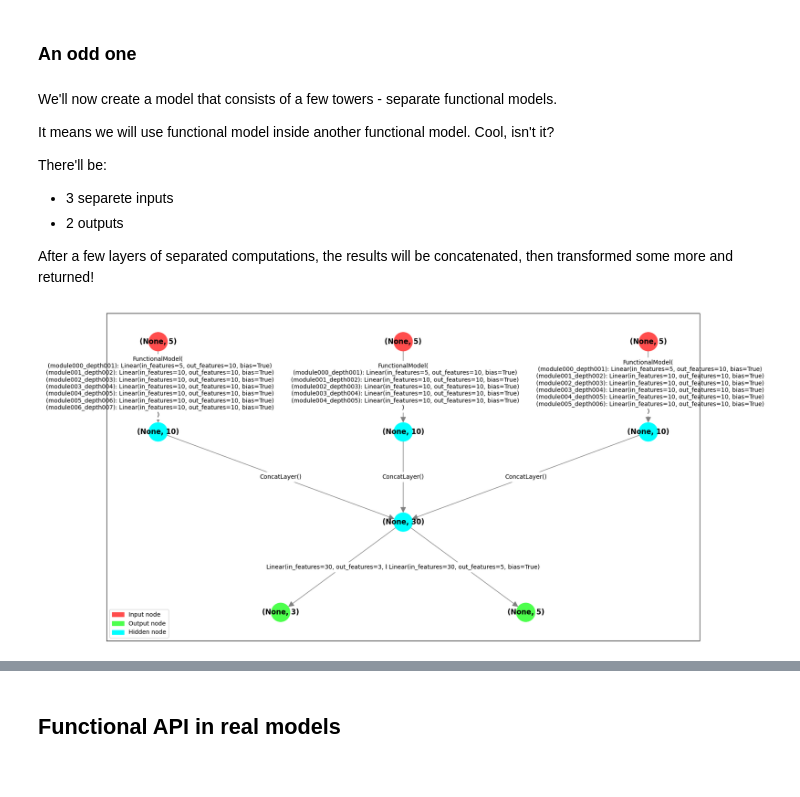
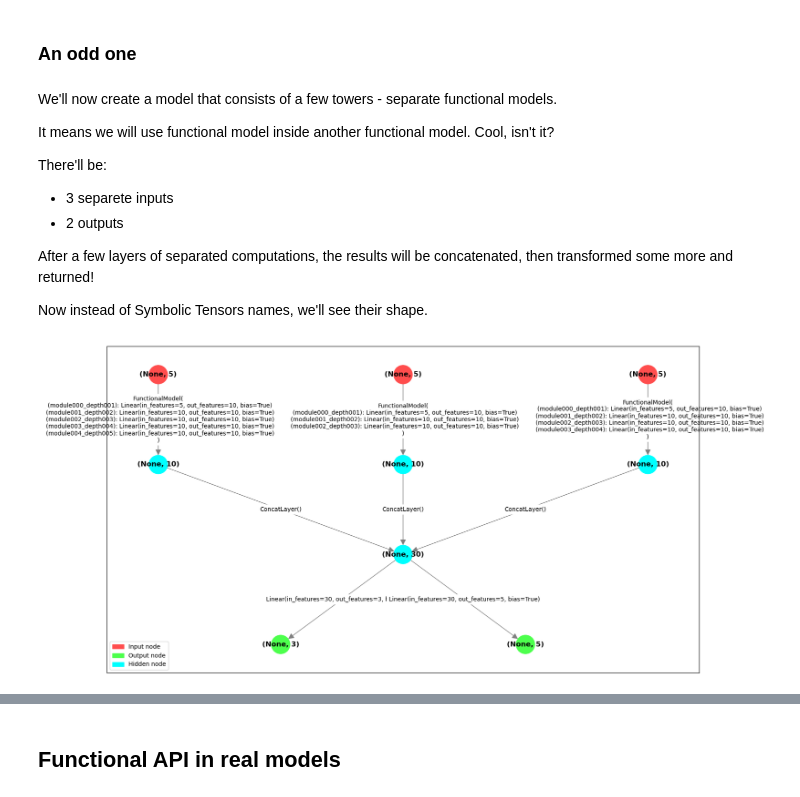
Before and after one commit to sjmikler/pytorch-symbolic, a Jupyter notebook: gentle-introduction.ipynb, the cells around one changed output, grey strips where cells are left out. Cells and saved outputs as stored; diff of their text form; code cells hidden in the pictures.

```diff
--- a/gentle-introduction.ipynb
+++ b/gentle-introduction.ipynb
@@ -169,11 +177,11 @@ They will be converted to ``nn.Module`` and registered correctly in the model.
 However, in deep learning, we rarely use just standard operations. Instead, we rely on layers to transform the data.
 Let's create a small linear model with a few hidden layers!
 # %%
-inputs = x = Input((4,))
-x = nn.Linear(x.features, 10)(x)
-x = nn.Linear(x.features, 10)(x)
-x = nn.Linear(x.features, 10)(x)
-outputs = nn.Linear(x.features, 1)(x)
+inputs = Input((4,))
+x1 = nn.Linear(inputs.features, 10)(inputs)
+x2 = nn.Linear(x1.features, 10)(x1)
+x3 = nn.Linear(x2.features, 10)(x2)
+outputs = nn.Linear(x3.features, 1)(x3)
 
 model = FunctionalModel(inputs, outputs)
 model
@@ -205,6 +213,8 @@ There'll be:
 * 2 outputs
 
 After a few layers of separated computations, the results will be concatenated, then transformed some more and returned!
+
+Now instead of Symbolic Tensors names, we'll see their shape.
 # %%
 def get_tower(height):
     inputs = x = Input((5,))
@@ -214,14 +224,14 @@ def get_tower(height):
     return model
 
 
-towers = [get_tower(height=5 + i) for i in range(3)]
+towers = [get_tower(height=3 + i) for i in range(3)]
 inputs = [Input((5,)) for _ in range(3)]
-outputs = []
+tower_outputs = []
 
 for x, tower in zip(inputs, towers):
-    outputs.append(tower(x))
+    tower_outputs.append(tower(x))
 
-x = layers.ConcatLayer(dim=1)(*outputs)
+x = layers.ConcatLayer(dim=1)(*tower_outputs)
 
 out1 = nn.Linear(x.features, 5)(x)
 out2 = nn.Linear(x.features, 3)(x)
@@ -230,6 +240,6 @@ model = FunctionalModel(inputs, (out1, out2))
 # %%
 plt.figure(figsize=(18, 10))
 
-draw_computation_graph(model=model, rotate=False)
+graph_algorithms.draw_graph(model=model)
 # %% [output]
-[figure, old version]
+[figure, new version]
```
Also changed, not shown: parts of 23 cells of this notebook, 8 other files.
